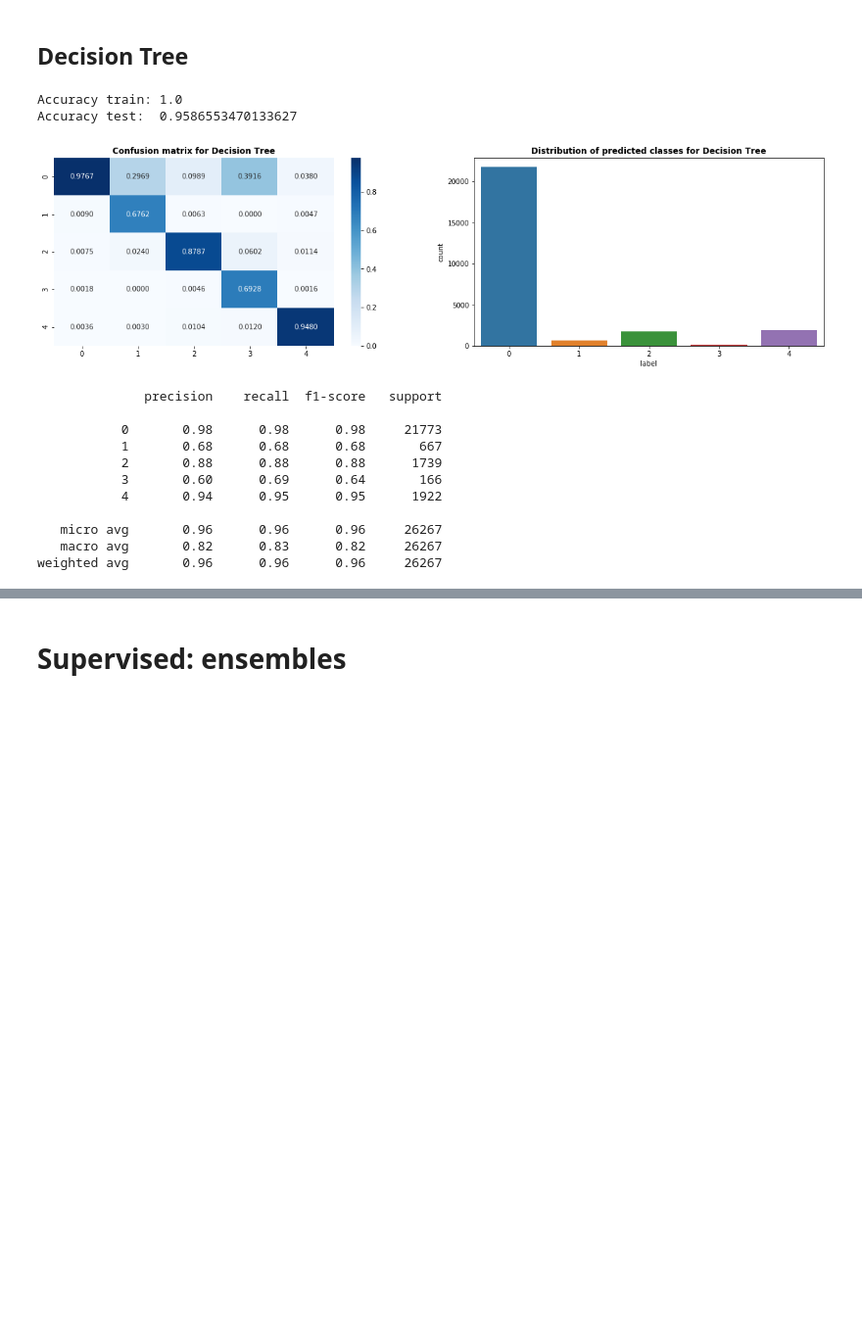
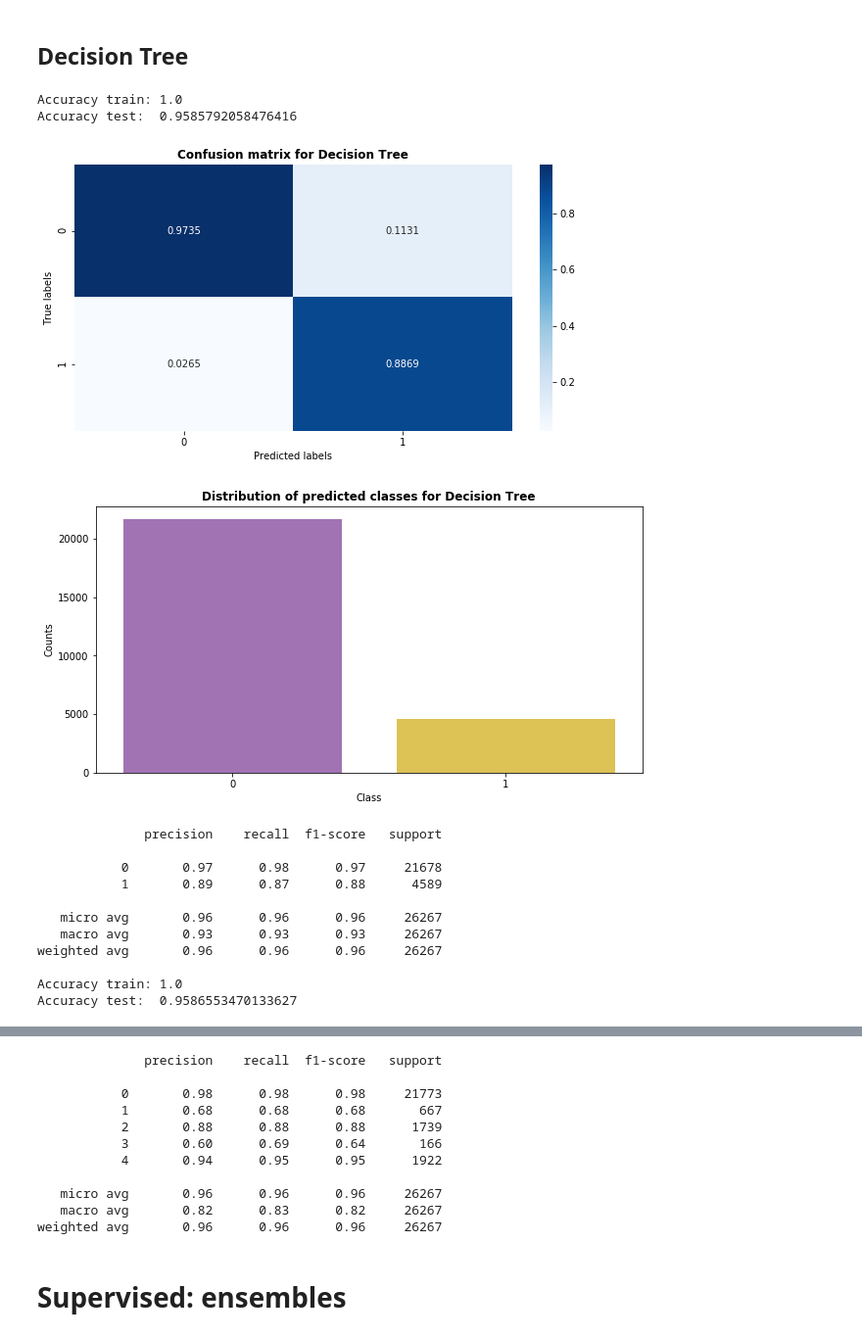
Before and after one commit to pablocarreraflorez/heartbeat-deep-learning, a Jupyter notebook: hearbeat.ipynb, the cells around one changed output, grey strips where cells are left out. Shown at 98% size. Saved outputs shown, nothing was run; the diff lists cells and outputs as text; code cells hidden in the pictures; blank space fills up the shorter version.

```diff
--- a/hearbeat.ipynb
+++ b/hearbeat.ipynb
@@ -351,7 +375,3 @@ We can also study the performance of the model studying the confusion matrix
-# %%
-cm = confusion_matrix(mitbih_train.Heart, yk_pred)
-sns.heatmap(cm, annot = True, fmt = 'g')
-plt.show()
 # %% [markdown]
 ## Real labels
 # %% [markdown]
@@ -381,6 +435,10 @@ plt.show()
 # %% [markdown]
 Now we are going to try some standard classfication algorithms to have a benchmark to the complicated models that we are going to use in the next sections.
 # %%
+X_train2, X_test2, y_train2, y_test2 = train_test_split(df_train, df_label_ovr,
+                                                    test_size = 0.3, stratify = df_label,
+                                                    random_state = 0)
+
 X_train, X_test, y_train, y_test = train_test_split(df_train, df_label,
                                                     test_size = 0.3, stratify = df_label,
                                                     random_state = 0)
@@ -389,19 +447,28 @@ def make_classifier(classifier, label, X_train, X_test, y_train, y_test):
     classifier.fit(X_train, y_train)
     y_pred = classifier.predict(X_test)
     cm = confusion_matrix(y_pred, y_test)
-    cm = cm.astype('float') / cm.sum(axis=1)
+    cm = cm.astype('float') / cm.sum(axis=0)
 
     print("Accuracy train:", classifier.score(X_train, y_train))
     print("Accuracy test: ", classifier.score(X_test, y_test))
 
-    plt.figure(figsize = (20,5))
-    plt.subplot(1,2,1)
+    if len(np.unique(y_train)) == 2:
+        color = colors2
+    else:
+        color = colors
+
+    plt.figure(figsize = (10,5))
     sns.heatmap(cm, annot = True, fmt = '.4f', cmap = plt.cm.Blues)
     plt.title("Confusion matrix for {}".format(label), weight = "bold")
+    plt.xlabel("Predicted labels")
+    plt.ylabel("True labels")
+    plt.show()
 
-    plt.subplot(1,2,2)
-    sns.countplot(x = "label", data = pd.DataFrame(y_pred, columns = ["label"]))
+    plt.figure(figsize = (10,5))
+    sns.countplot(x = "label", data = pd.DataFrame(y_pred, columns = ["label"]), palette = color)
     plt.title("Distribution of predicted classes for {}".format(label), weight = "bold")
+    plt.ylabel("Counts")
+    plt.xlabel("Class")
     plt.show()
 
     print(classification_report(y_pred, y_test))
@@ -416,19 +511,21 @@ Accuracy train: 0.9729143211447778
 ## Decision Tree
 # %%
 classifier = DecisionTreeClassifier(criterion = "entropy", random_state = 0)
+make_classifier(classifier, "Decision Tree" , X_train2, X_test2, y_train2, y_test2)
 make_classifier(classifier, "Decision Tree" , X_train, X_test, y_train, y_test)
 # %% [output]
 Accuracy train: 1.0
-Accuracy test:  0.9586553470133627
+Accuracy test:  0.9585792058476416
-[figure, old version]
+[figure, new version]
+[figure, added]
               precision    recall  f1-score   support
 
-           0       0.98      0.98      0.98     21773
-           1       0.68      0.68      0.68       667
-           2       0.88      0.88      0.88      1739
-           3       0.60      0.69      0.64       166
-           4       0.94      0.95      0.95      1922
+           0       0.97      0.98      0.97     21678
+           1       0.89      0.87      0.88      4589
 
    micro avg       0.96      0.96      0.96     26267
-   macro avg       0.82      0.83      0.82     26267
+   macro avg       0.93      0.93      0.93     26267
 weighted avg       0.96      0.96      0.96     26267
+
+Accuracy train: 1.0
+Accuracy test:  0.9586553470133627
@@ -435,3 +534,14 @@ weighted avg       0.96      0.96      0.96     26267
+              precision    recall  f1-score   support
+
+           0       0.98      0.98      0.98     21773
+           1       0.68      0.68      0.68       667
+           2       0.88      0.88      0.88      1739
+           3       0.60      0.69      0.64       166
+           4       0.94      0.95      0.95      1922
+
+   micro avg       0.96      0.96      0.96     26267
+   macro avg       0.82      0.83      0.82     26267
+weighted avg       0.96      0.96      0.96     26267
 # %% [markdown]
 # Supervised: ensembles
 # %% [markdown]
```
Also changed, not shown: parts of 42 cells of this notebook.
